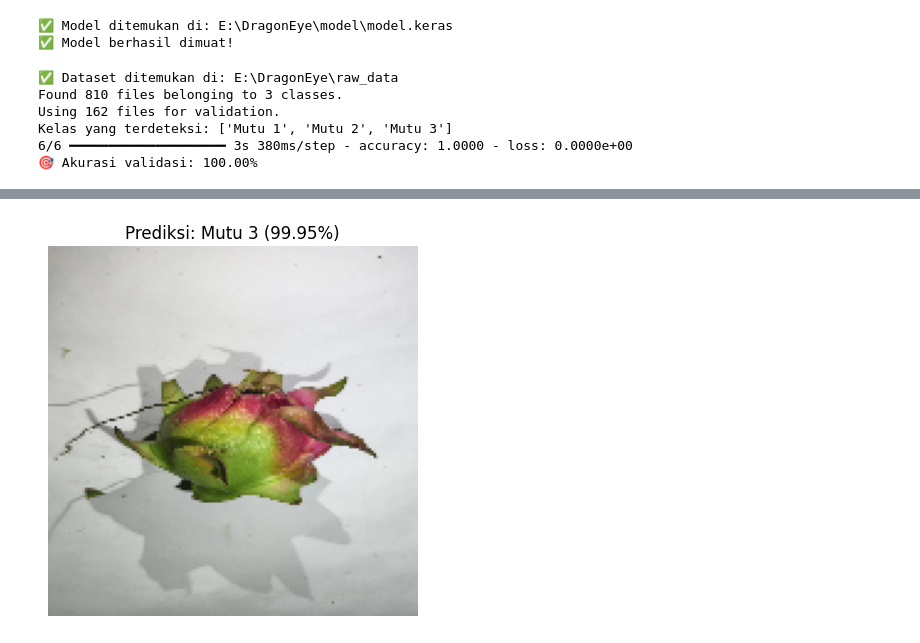
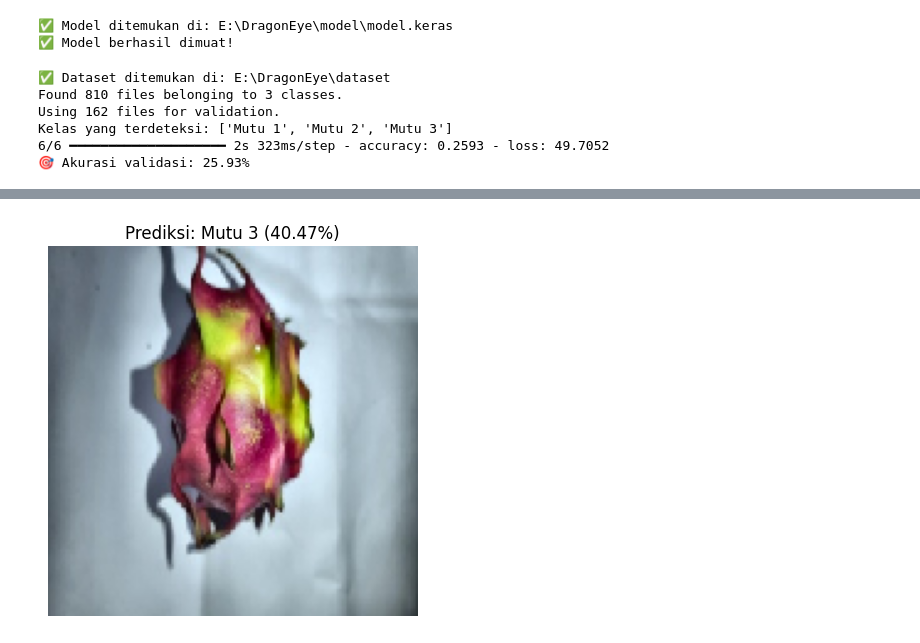
Before and after one commit to DevMossTeam/DragonFruit_Grading, a Jupyter notebook: model/test_model.ipynb, the cells around one changed output, grey strips where cells are left out. Saved outputs shown, nothing was run; the diff lists cells and outputs as text; code cells hidden in the pictures.

```diff
--- a/model/test_model.ipynb
+++ b/model/test_model.ipynb
@@ -25,7 +25,7 @@ print("✅ Model berhasil dimuat!")
 # %%
 
 # Path dataset uji / validasi
-base_dir = pathlib.Path("../raw_data")
+base_dir = pathlib.Path("../dataset")
 
 if not base_dir.exists():
     raise FileNotFoundError(f"❌ Folder dataset tidak ditemukan: {base_dir.resolve()}")
@@ -53,16 +53,16 @@ print("Kelas yang terdeteksi:", class_names)
 loss, acc = model.evaluate(val_ds)
 print(f"🎯 Akurasi validasi: {acc*100:.2f}%")
 # %% [output]
-✅ Dataset ditemukan di: E:\DragonEye\raw_data
+✅ Dataset ditemukan di: E:\DragonEye\dataset
 Found 810 files belonging to 3 classes.
 Using 162 files for validation.
 Kelas yang terdeteksi: ['Mutu 1', 'Mutu 2', 'Mutu 3']
-6/6 ━━━━━━━━━━━━━━━━━━━━ 3s 380ms/step - accuracy: 1.0000 - loss: 0.0000e+00
-🎯 Akurasi validasi: 100.00%
+6/6 ━━━━━━━━━━━━━━━━━━━━ 2s 323ms/step - accuracy: 0.2593 - loss: 49.7052
+🎯 Akurasi validasi: 25.93%
 # %%
 
 # Uji dengan satu gambar baru
-test_image_path = pathlib.Path("../raw_data/Mutu 3/MT3_018.jpg")
+test_image_path = pathlib.Path("../dataset/Mutu 1/MT1_004.jpg")
 
 if not test_image_path.exists():
     print("⚠️ Gambar uji tidak ditemukan, pastikan path benar.")
@@ -88 +88 @@ else:
-[figure, old version]
+[figure, new version]
```
Also changed, not shown: parts of 1 cell of this notebook, 1 other file.
